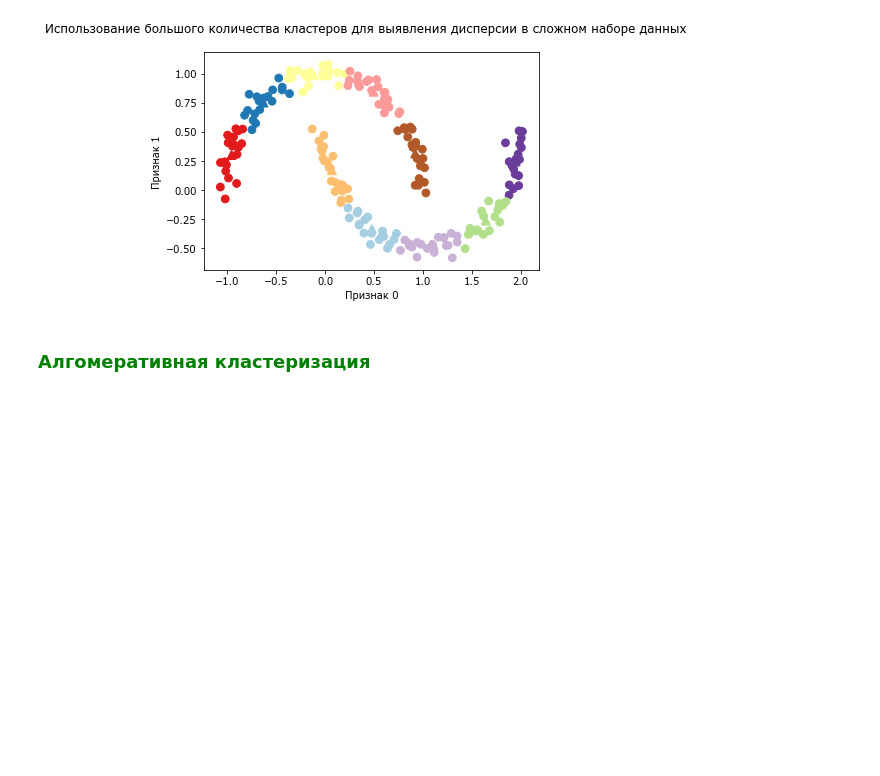
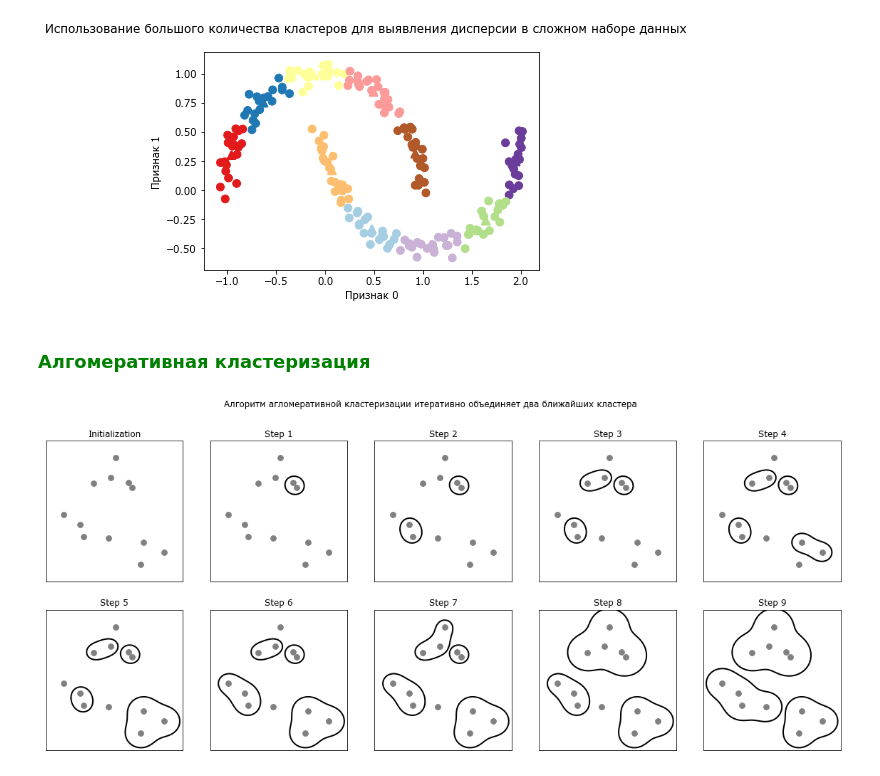
Before and after one commit to azamind/ml-intro, a Jupyter notebook: code/Chapter3.ipynb, the cells around one changed output. Cells and saved outputs as stored; diff of their text form; code cells hidden in the pictures; blank space fills up the shorter version.

```diff
--- a/code/Chapter3.ipynb
+++ b/code/Chapter3.ipynb
@@ -624,3 +624,9 @@ plt.show()
 [figure]
 # %% [markdown]
 <h3 style="color: green;">Алгомеративная кластеризация</h3>
+# %%
+mglearn.plots.plot_agglomerative_algorithm()
+plt.suptitle('Алгоритм агломеративной кластеризации итеративно объединяет два ближайших кластера')
+plt.show()
+# %% [output]
+[figure, added]
```
Also changed, not shown: parts of 18 cells of this notebook.
